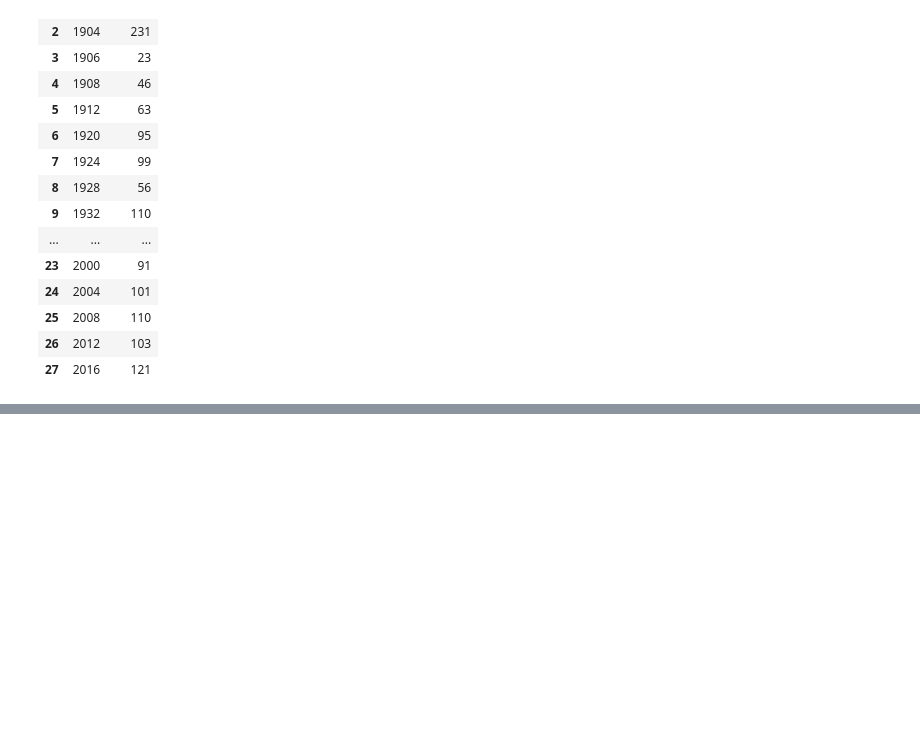
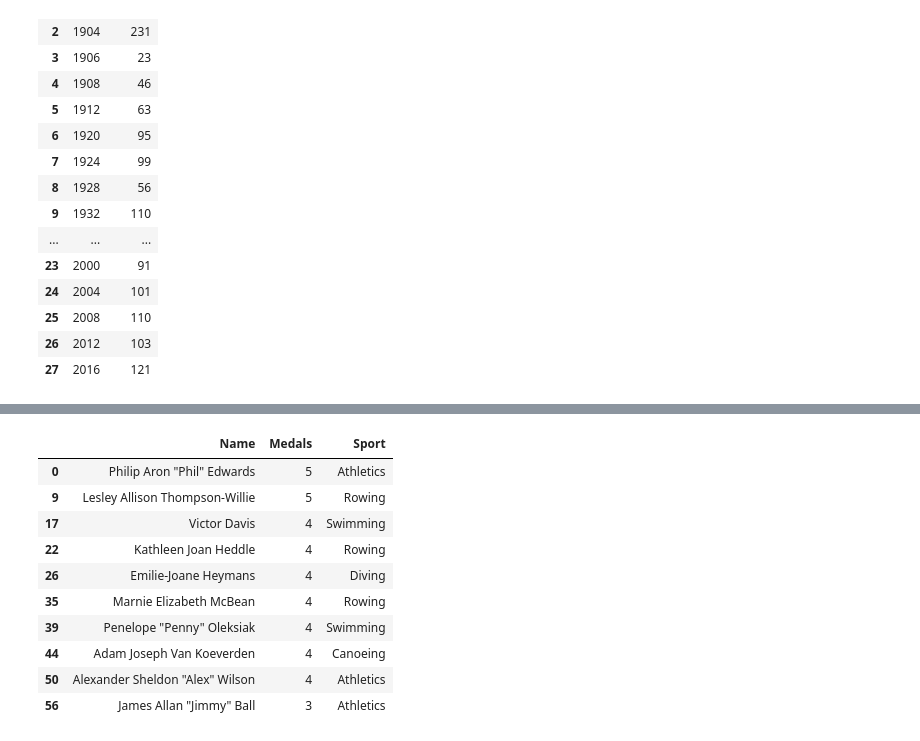
Before and after one commit to V-A-N-S-H/Olympics-Data-Analysis, a Jupyter notebook: Olympics_Analysis.ipynb, the cells around one changed output, grey strips where cells are left out. Cells and saved outputs as stored; diff of their text form; code cells hidden in the pictures; blank space fills up the shorter version.

```diff
--- a/Olympics_Analysis.ipynb
+++ b/Olympics_Analysis.ipynb
@@ -883,0 +924,29 @@ fig.show()
+# %%
+def most_successful_athlete_of_country(df, country):
+    temp_df = df.dropna(subset=["Medal"])
+
+    temp_df = temp_df[temp_df["region"] == country]
+
+    x = temp_df["Name"].value_counts().reset_index()
+    x.columns = ["Name", "Medals"]
+
+    return (
+        x.head(10)
+        .merge(df, on="Name", how="left")
+        [["Name", "Medals", "Sport"]]
+        .drop_duplicates("Name")
+    )
+# %%
+most_successful_athlete_of_country(df, "Canada")
+# %% [output]
+|  | Name | Medals | Sport |
+| 0 | Philip Aron "Phil" Edwards | 5 | Athletics |
+| 9 | Lesley Allison Thompson-Willie | 5 | Rowing |
+| 17 | Victor Davis | 4 | Swimming |
+| 22 | Kathleen Joan Heddle | 4 | Rowing |
+| 26 | Emilie-Joane Heymans | 4 | Diving |
+| 35 | Marnie Elizabeth McBean | 4 | Rowing |
+| 39 | Penelope "Penny" Oleksiak | 4 | Swimming |
+| 44 | Adam Joseph Van Koeverden | 4 | Canoeing |
+| 50 | Alexander Sheldon "Alex" Wilson | 4 | Athletics |
+| 56 | James Allan "Jimmy" Ball | 3 | Athletics |
```
Also changed, not shown: parts of 7 cells of this notebook, 2 other files.
